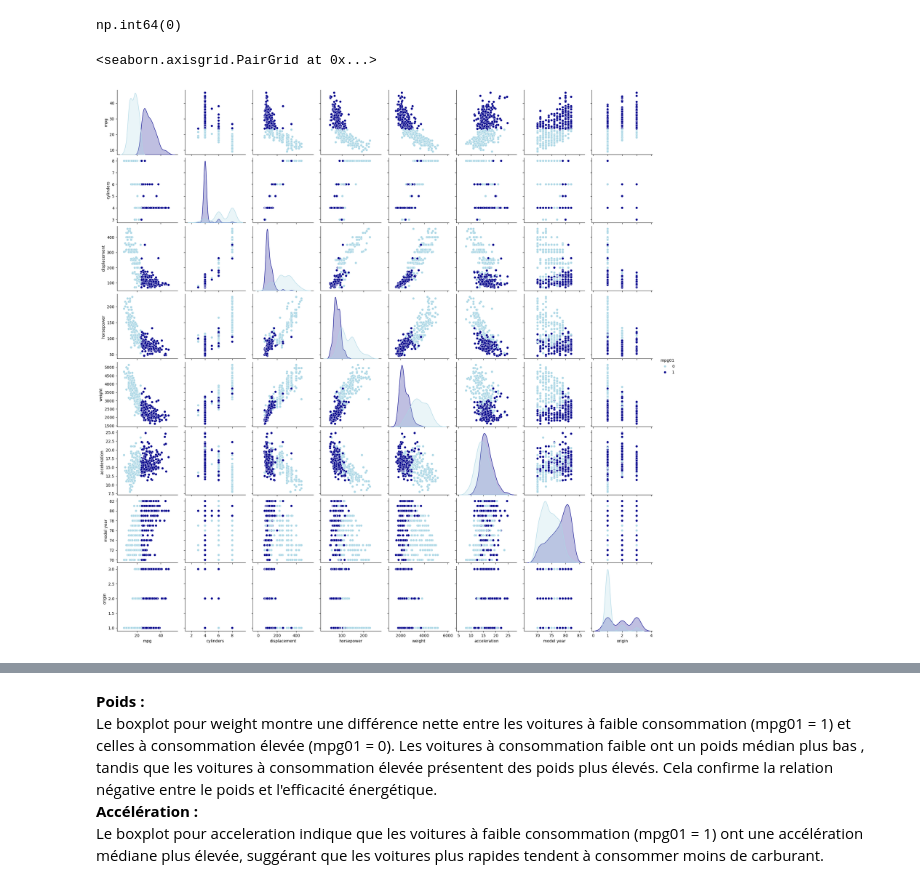
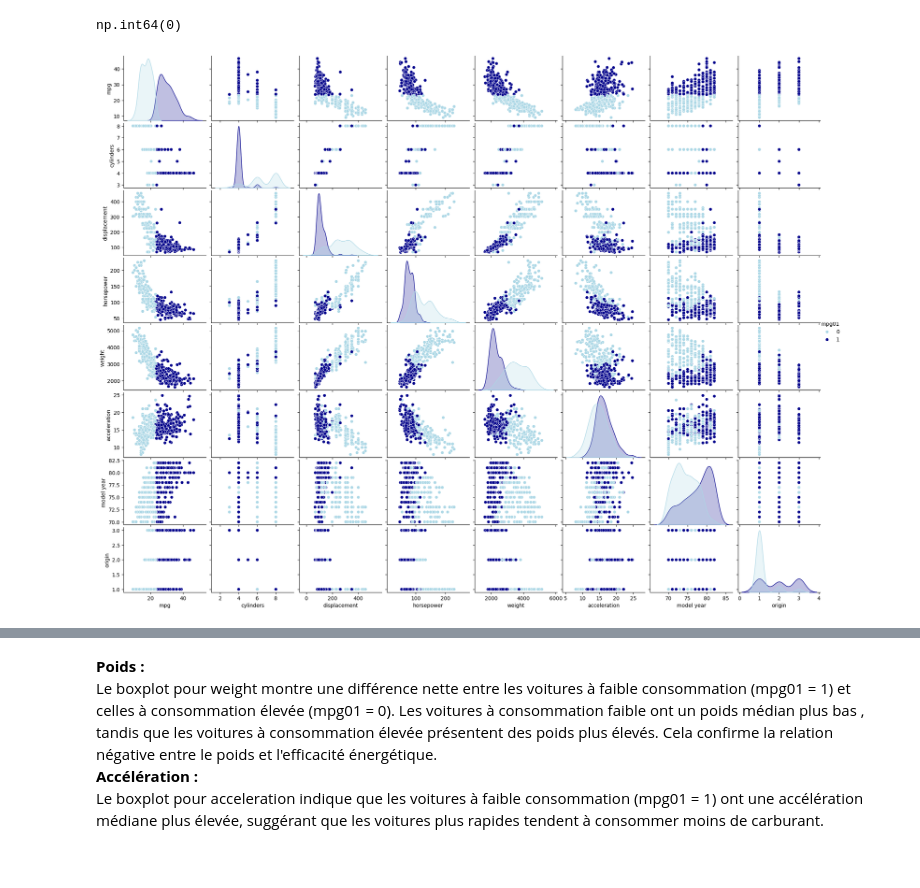
Before and after one commit to hafs96/Prediction_Consommation-de-carburant, a Jupyter notebook: Consommation_Projet.ipynb, the cells around one changed output, grey strips where cells are left out. Drawn from its saved outputs; the diff is of its cells as text; code cells hidden in the pictures.

```diff
--- a/Consommation_Projet.ipynb
+++ b/Consommation_Projet.ipynb
@@ -338,8 +413,9 @@ donnees['horsepower'].isna().sum()
 # %% [output]
 np.int64(0)
 # %%
-sns.pairplot(donnees,hue="mpg01",palette=["lightblue","darkblue"])
+sns.pairplot(donnees,hue="mpg01",palette=["lightblue","darkblue"],height=4)
+plt.gcf().set_size_inches(20, 15)
+plt.show()
 # %% [output]
-<seaborn.axisgrid.PairGrid at 0x...>
-[figure, old version]
+[figure, new version]
 # %%
```
Also changed, not shown: parts of 117 cells of this notebook.
